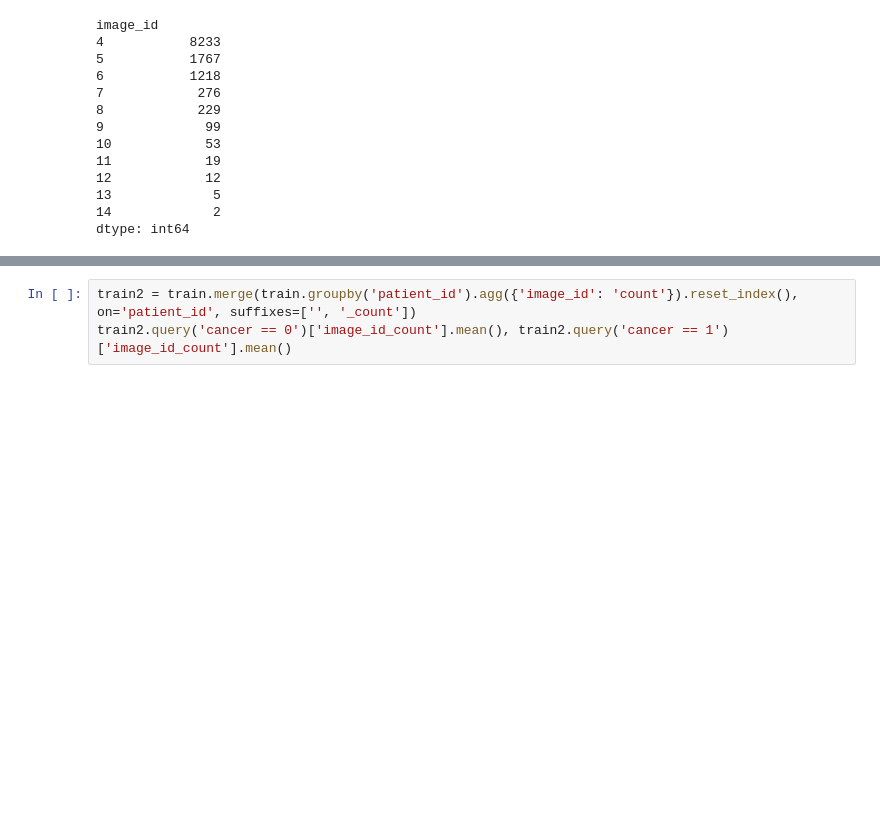
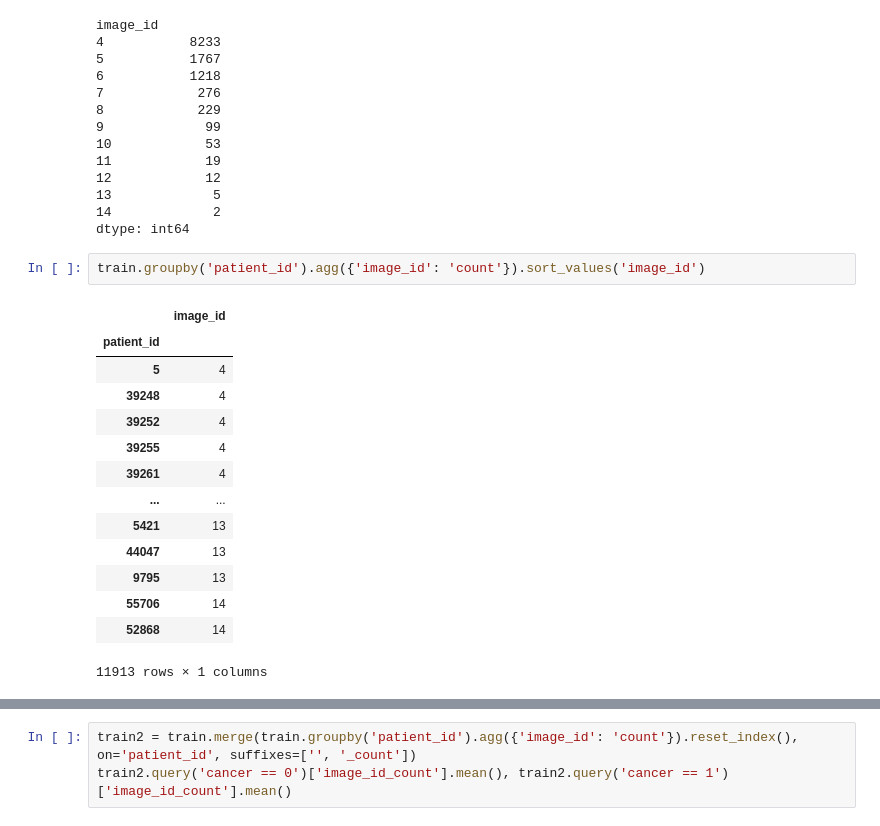
Before and after one commit to analokmaus/kaggle-rsna-breast-cancer, a Jupyter notebook: 00_eda.ipynb, the cells around one changed output, grey strips where cells are left out. Cells and saved outputs as stored; diff of their text form; blank space fills up the shorter version.

```diff
--- a/00_eda.ipynb
+++ b/00_eda.ipynb
@@ -96,3 +96,20 @@ image_id
 13             5
 14             2
 dtype: int64
+# %%
+train.groupby('patient_id').agg({'image_id': 'count'}).sort_values('image_id')
+# %% [output]
+|  | image_id |
+| patient_id |  |
+| 5 | 4 |
+| 39248 | 4 |
+| 39252 | 4 |
+| 39255 | 4 |
+| 39261 | 4 |
+| ... | ... |
+| 5421 | 13 |
+| 44047 | 13 |
+| 9795 | 13 |
+| 55706 | 14 |
+| 52868 | 14 |
+11913 rows × 1 columns
```
Also changed, not shown: parts of 8 cells of this notebook, 9 other files.
